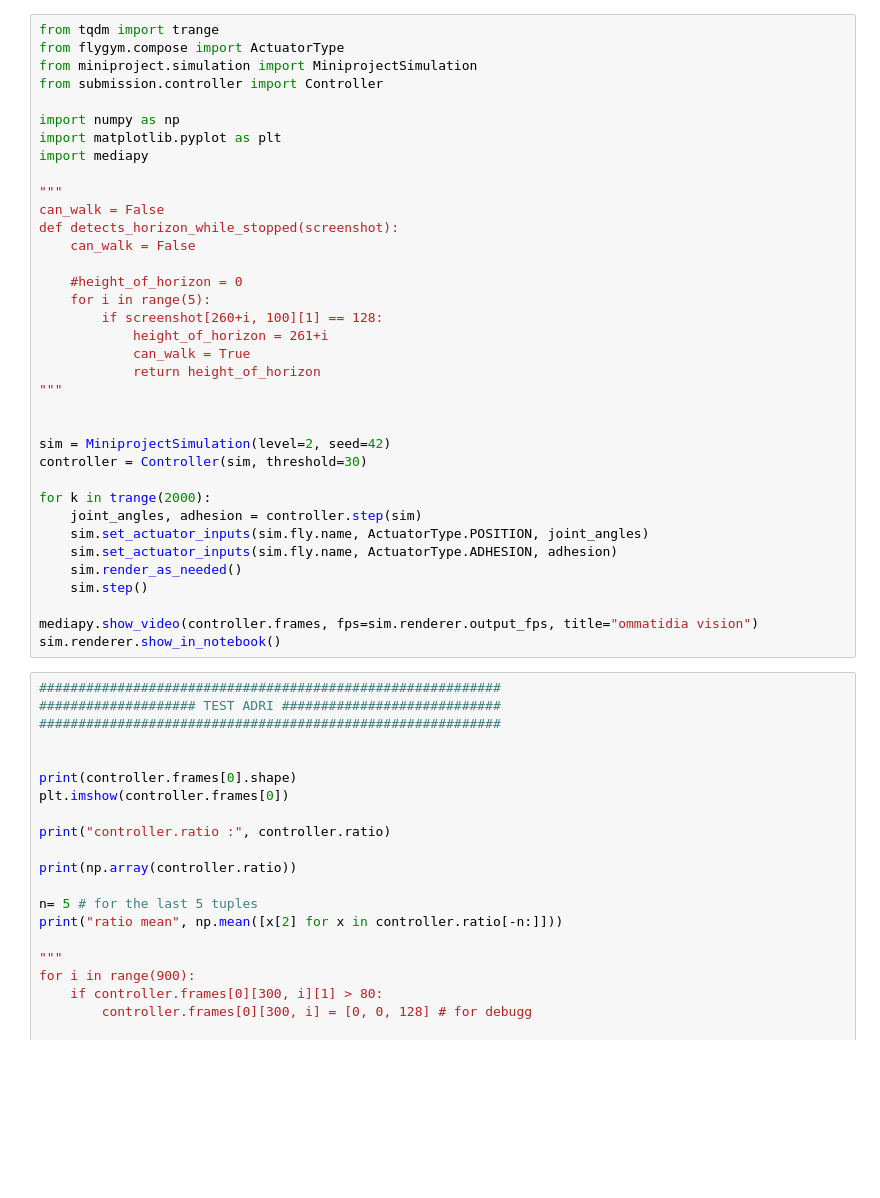
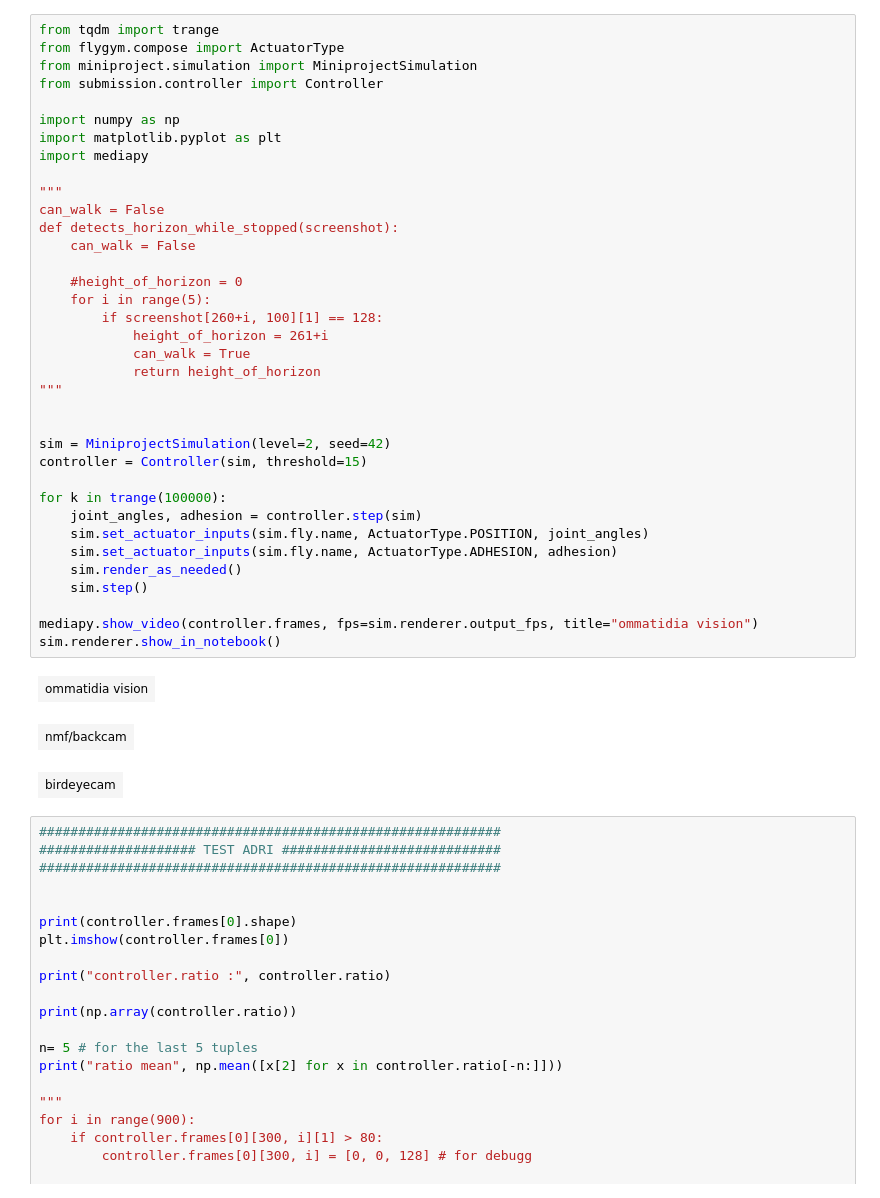
Before and after one commit to JohannePinel/Controlling_BAR_Project, a Jupyter notebook: miniproject/run_controller.ipynb, the cells around one changed output. Cells and saved outputs as stored; diff of their text form; blank space fills up the shorter version.

```diff
--- a/miniproject/run_controller.ipynb
+++ b/miniproject/run_controller.ipynb
@@ -5,35 +5,39 @@ from miniproject.simulation import MiniprojectSimulation
 from submission.controller import Controller
 
 import numpy as np
 import matplotlib.pyplot as plt
 import mediapy
 
 """
 can_walk = False
 def detects_horizon_while_stopped(screenshot):
     can_walk = False
 
     #height_of_horizon = 0
     for i in range(5):
         if screenshot[260+i, 100][1] == 128:
             height_of_horizon = 261+i
             can_walk = True
             return height_of_horizon
 """
 
 
 sim = MiniprojectSimulation(level=2, seed=42)
-controller = Controller(sim, threshold=30)
+controller = Controller(sim, threshold=15)
 
-for k in trange(2000):
+for k in trange(100000):
     joint_angles, adhesion = controller.step(sim)
     sim.set_actuator_inputs(sim.fly.name, ActuatorType.POSITION, joint_angles)
     sim.set_actuator_inputs(sim.fly.name, ActuatorType.ADHESION, adhesion)
     sim.render_as_needed()
     sim.step()
 
 mediapy.show_video(controller.frames, fps=sim.renderer.output_fps, title="ommatidia vision")
 sim.renderer.show_in_notebook()
+# %% [output]
+| ommatidia vision |
+| nmf/backcam |
+| birdeyecam |
 # %%
 ###########################################################
 #################### TEST ADRI ############################
```
Also changed, not shown: 1 other file.
